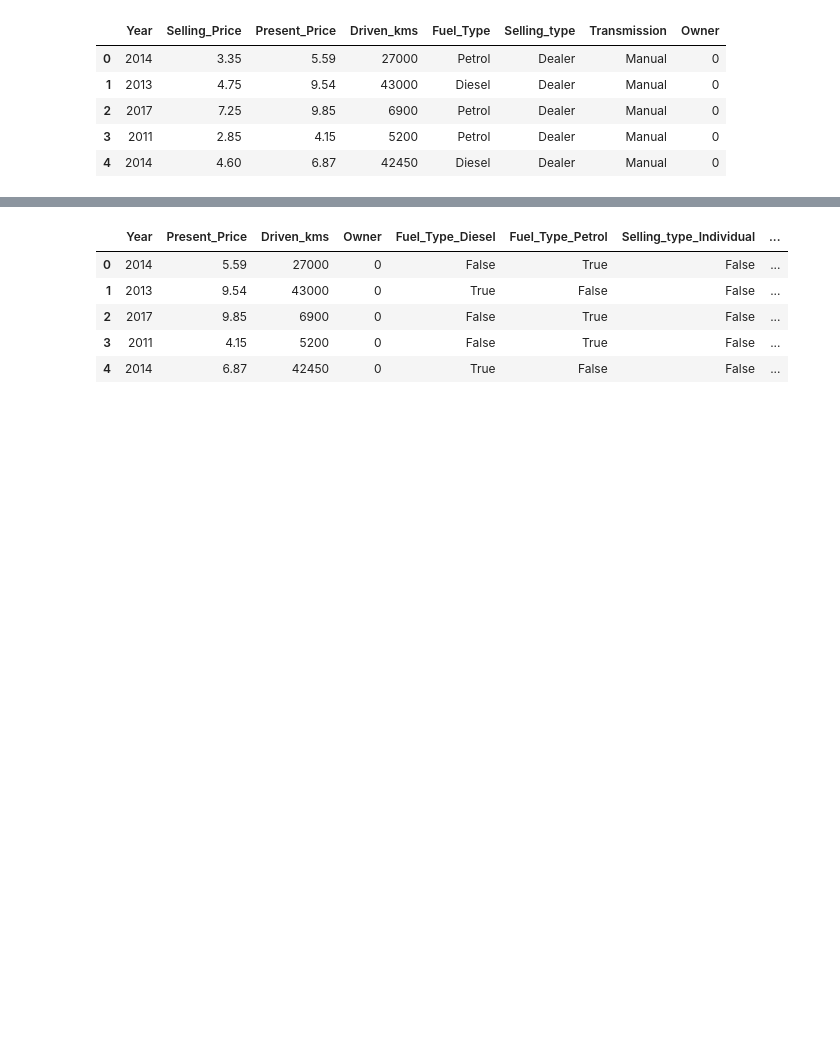
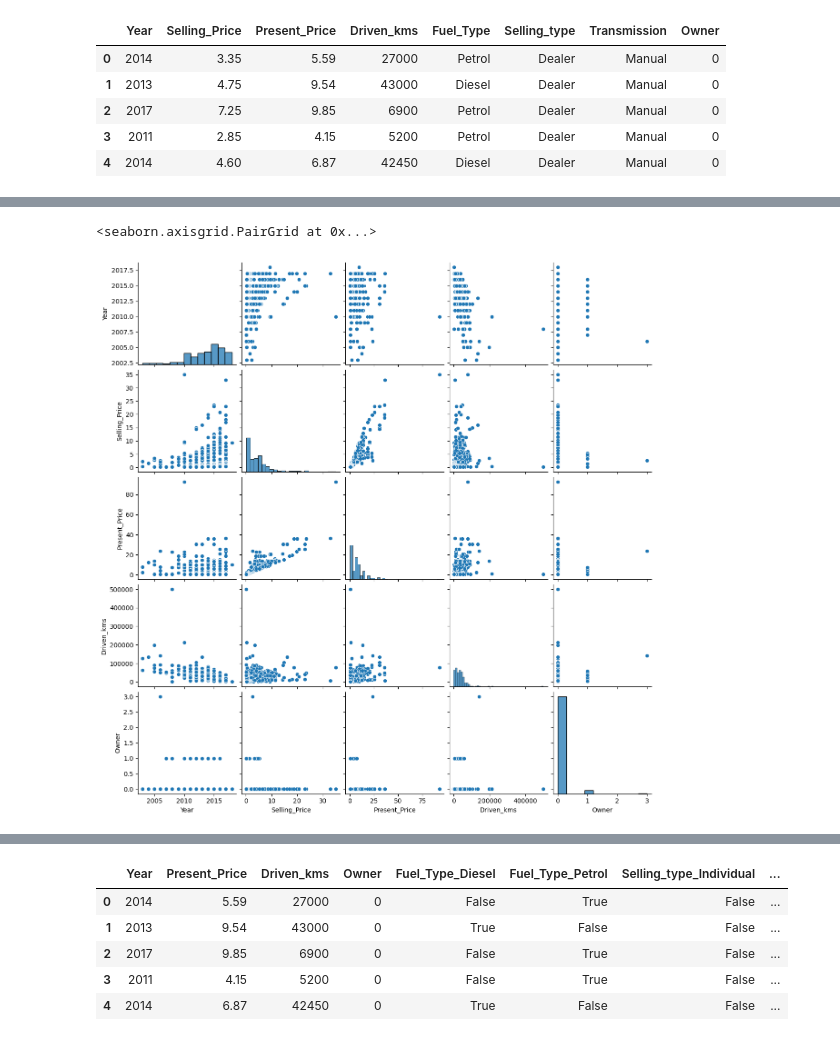
Before and after one commit to mustafayildrim/MLP-Car-Price-Prediction, a Jupyter notebook: MLP_Car_Price_Prediction.ipynb, the cells around one changed output, grey strips where cells are left out. Cells and saved outputs as stored; diff of their text form; code cells hidden in the pictures; blank space fills up the shorter version.

```diff
--- a/MLP_Car_Price_Prediction.ipynb
+++ b/MLP_Car_Price_Prediction.ipynb
@@ -81,0 +96,5 @@ df.head()
+# %%
+sns.pairplot(cars)
+# %% [output]
+<seaborn.axisgrid.PairGrid at 0x...>
+[figure, added]
```
Also changed, not shown: parts of 16 cells of this notebook.
